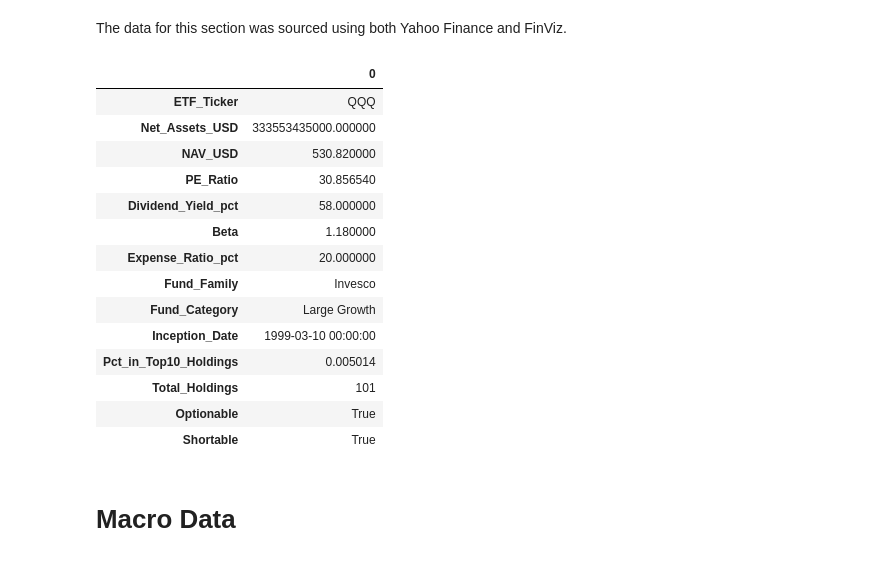
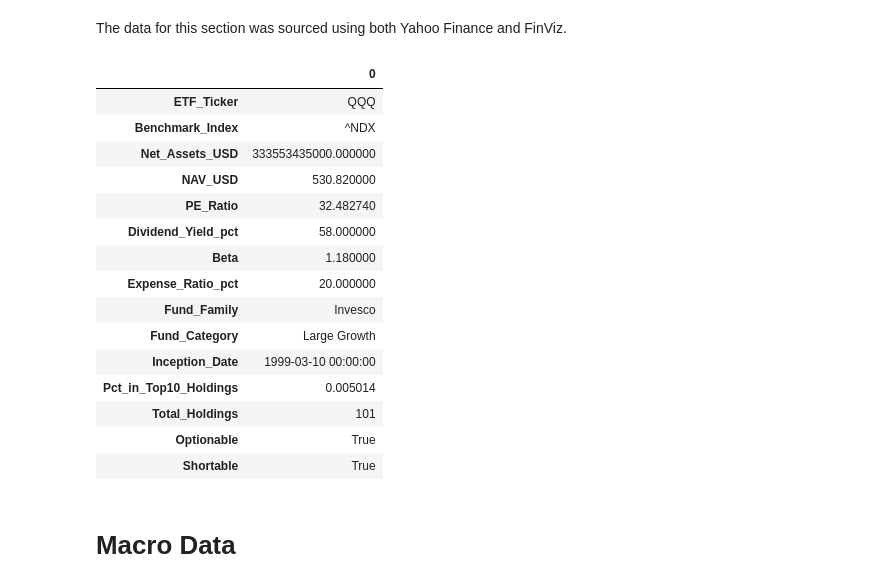
Before and after one commit to AatishDA1/ETF_TD_Forecasting, a Jupyter notebook: data/data_sourcing.ipynb, the cells around one changed output. Drawn from its saved outputs; the diff is of its cells as text; code cells hidden in the pictures.

```diff
--- a/data/data_sourcing.ipynb
+++ b/data/data_sourcing.ipynb
@@ -255,14 +265,15 @@ def extract_etf_features(tickers: list[str]) -> pd.DataFrame:
     return pd.DataFrame(rows)
 # %%
 # Example test for QQQ
-df_static_qqq = extract_etf_features(['QQQ'])
+df_static_qqq = extract_etf_features(['QQQ'], ['^NDX'])
 display(df_static_qqq.T) # Transposed for better readability
 # %% [output]
 |  | 0 |
 | ETF_Ticker | QQQ |
+| Benchmark_Index | ^NDX |
 | Net_Assets_USD | 333553435000.000000 |
 | NAV_USD | 530.820000 |
-| PE_Ratio | 30.856540 |
+| PE_Ratio | 32.482740 |
 | Dividend_Yield_pct | 58.000000 |
 | Beta | 1.180000 |
 | Expense_Ratio_pct | 20.000000 |
```
Also changed, not shown: parts of 9 cells of this notebook, 4 other files.
